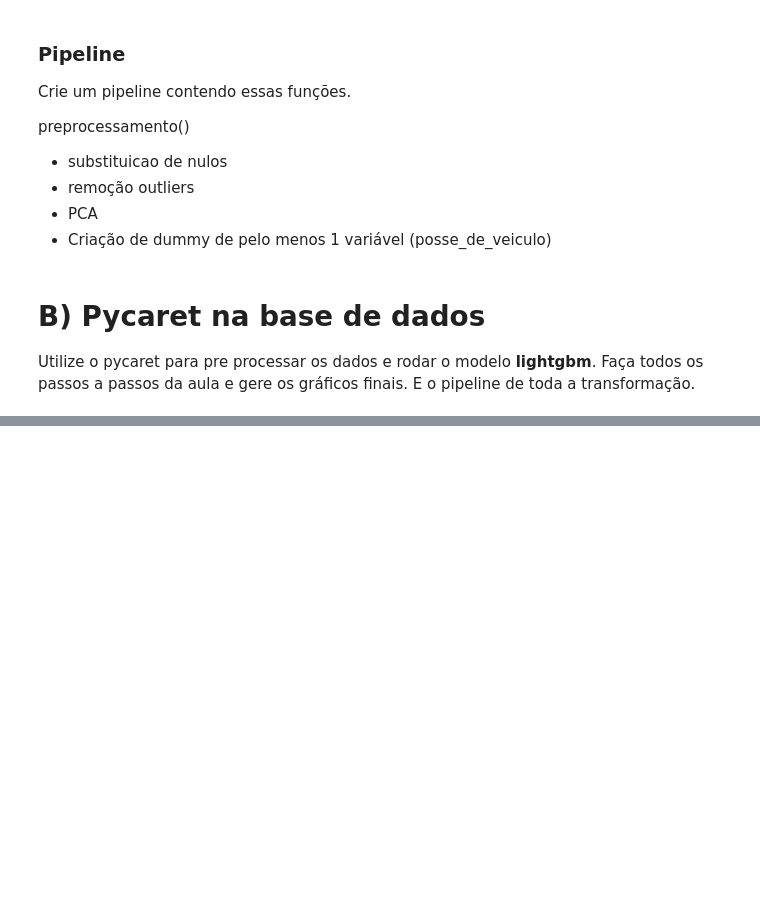
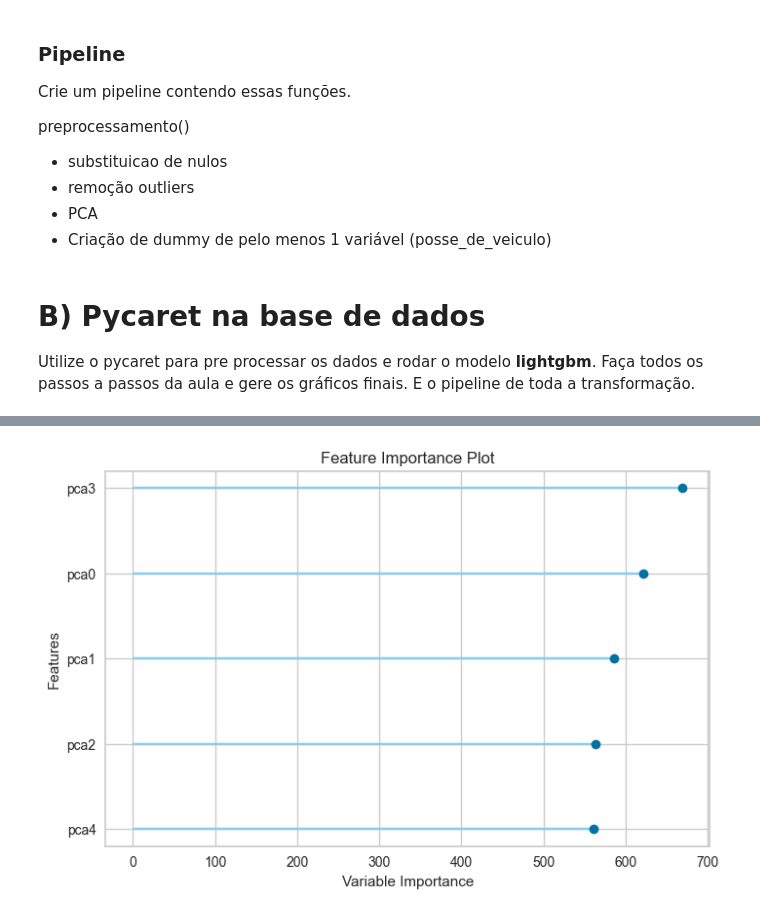
Before and after one commit to crikactba/TMP, a Jupyter notebook: Mod38Tarefa1.ipynb, the cells around one changed output, grey strips where cells are left out. Saved outputs shown, nothing was run; the diff lists cells and outputs as text; code cells hidden in the pictures; blank space fills up the shorter version.

```diff
--- a/Mod38Tarefa1.ipynb
+++ b/Mod38Tarefa1.ipynb
@@ -575,0 +641,3 @@ More info: https://pycaret.gitbook.io/docs/get-started/quickstart
+# %%
+plot_model(tuned_clf, 'feature')
+# %% [output]
@@ -575,0 +645 @@ More info: https://pycaret.gitbook.io/docs/get-started/quickstart
+[figure, added]
```
Also changed, not shown: parts of 15 cells of this notebook.
